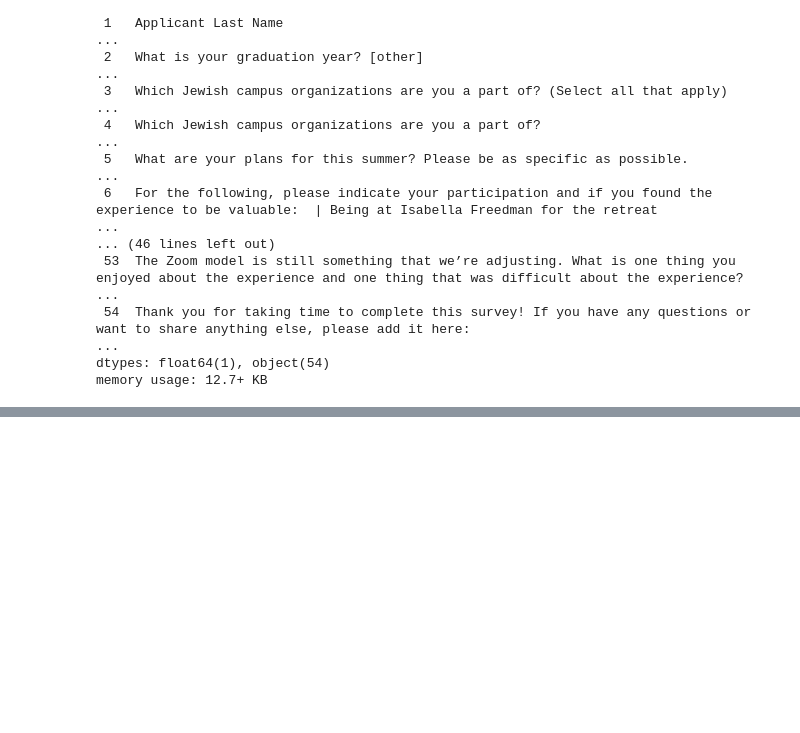
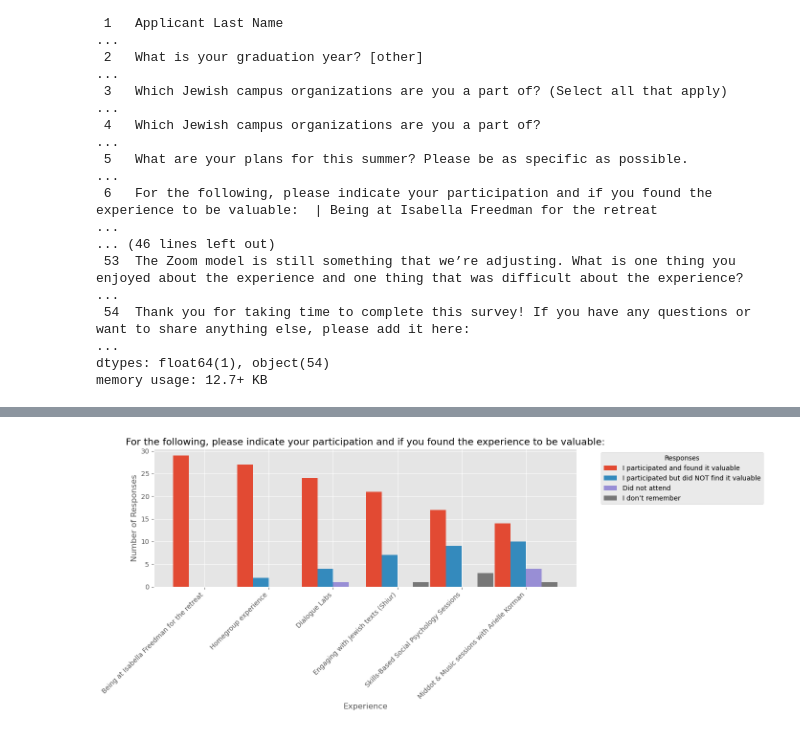
Before and after one commit to LDeYoung17/the-bronfman-fellowship, a Jupyter notebook: eda.ipynb, the cells around one changed output, grey strips where cells are left out. Cells and saved outputs as stored; diff of their text form; code cells hidden in the pictures; blank space fills up the shorter version.

Commit message:
new graphs

```diff
--- a/eda.ipynb
+++ b/eda.ipynb
@@ -97,0 +102,2 @@ df_survey = df_survey.reset_index().rename(columns={'For the following, please i
+# %%
+df_survey = df_survey.rename(columns={'After participating in Campus Commons I… | Appreciate doing Jewish text study with a diverse group of Jews': 'Appreciate doing Jewish text study with a diverse group of Jews', 'After participating in Campus Commons I… | Believe that my voice matters in interpreting Jewish text': 'Believe that my voice matters in interpreting Jewish text', 'After participating in Campus Commons I… | Think Jewish text study can help me explore my Jewish identity' : 'Think Jewish text study can help me explore my Jewish identity', 'After participating in Campus Commons I… | Have increased pride or connection to my Jewish identity': 'Have increased pride or connection to my Jewish identity', 'After participating in Campus Commons I… | Want to participate in more Jewish learning and programming': 'Want to participate in more Jewish learning and programming', 'After participating in Campus Commons I… | Have a wider diversity of Jewish friends': 'Have a wider diversity of Jewish friends', 'After participating in Campus Commons I… | Have a wider diversity of Jewish mentors, teachers, and role models ' : 'Have a wider diversity of Jewish mentors, teachers, and role models', 'After participating in Campus Commons I… | Believe bringing Jews of diverse backgrounds/beliefs together is important': 'Believe bringing Jews of diverse backgrounds/beliefs together is important'})
@@ -128,0 +296,32 @@ df_value = pd.concat([
+# %%
+
+
+# Add labels and title
+n_groups = len(df_value)
+n_bars = len(df_value.columns)  # number of unique responses
+bar_width = 2
+gap = 0.2  # space between groups
+
+# X locations for groups
+indices = np.arange(n_groups) * (n_bars * bar_width + gap)
+
+# Create the plot
+fig, ax = plt.subplots(figsize=(14, 6))
+
+# Plot each response type
+for i, response in enumerate(df_value.columns):
+    x = indices + i * bar_width
+    ax.bar(x, df_value[response], width=bar_width, label=response)
+
+# Ticks and labels
+ax.set_xticks(indices + (n_bars * bar_width) / 2 - bar_width / 2)
+ax.set_xticklabels(df_value.index, rotation=45, ha='right')
+
+ax.set_xlabel('Experience')
+ax.set_ylabel('Number of Responses')
+ax.set_title('For the following, please indicate your participation and if you found the experience to be valuable:')
+ax.legend(title='Responses', bbox_to_anchor=(1.05, 1), loc='upper left')
+plt.tight_layout()
+plt.show()
+# %% [output]
+[figure, added]
```
Also changed, not shown: parts of 42 cells of this notebook.
